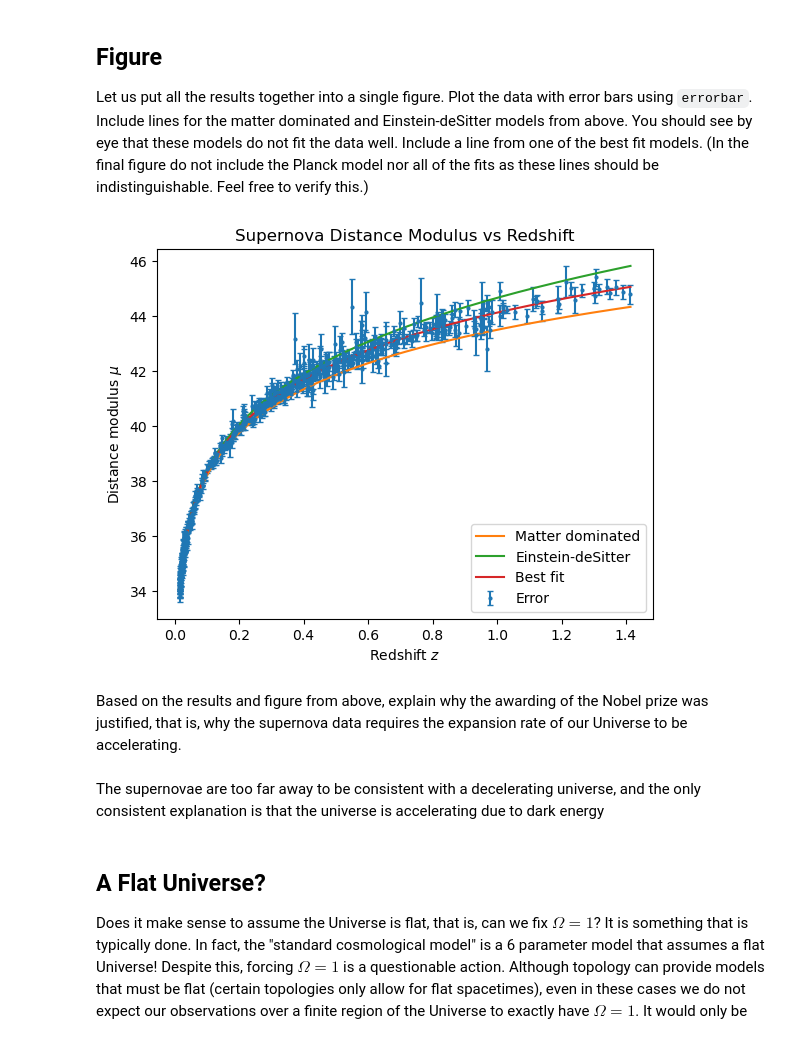
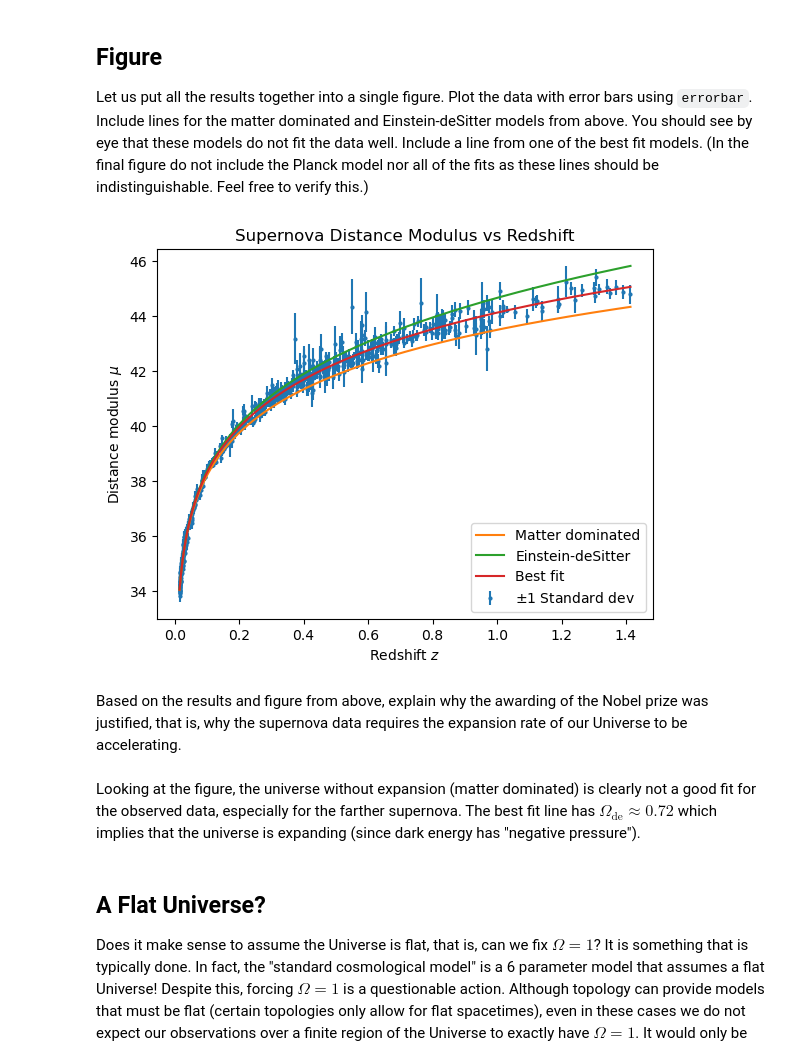
Before and after one commit to SerenaLynas/p250-spring-2026, a Jupyter notebook: labs/Lab09.ipynb, the cells around one changed output. Saved outputs shown, nothing was run; the diff lists cells and outputs as text; code cells hidden in the pictures.

```diff
--- a/labs/Lab09.ipynb
+++ b/labs/Lab09.ipynb
@@ -252,22 +252,22 @@ Feel free to verify this.)
 # %%
 z_plot = np.linspace(redshift.min(), redshift.max(), 600)
 
-plt.errorbar(redshift, distMod, yerr=distModUncertainty,fmt='.', ms=4, capsize=2, label='Error')
+plt.errorbar(redshift, distMod, yerr=distModUncertainty,fmt='.', ms=4, label='$\\pm 1$ Standard dev', zorder=-1)
 plt.plot(z_plot,distance_modulus(z_plot, matter_Omega_de, matter_w, matter_h),label='Matter dominated')
 plt.plot(z_plot,distance_modulus(z_plot, eds_Omega_de, eds_w, eds_h),label='Einstein-deSitter')
 plt.plot(z_plot,distance_modulus(z_plot, Omega_de, w, h),label='Best fit')
 
 plt.xlabel('Redshift $z$')
 plt.ylabel('Distance modulus $\\mu$')
 plt.title('Supernova Distance Modulus vs Redshift')
 plt.legend()
 plt.show()
 # %% [output]
-[figure, old version]
+[figure, new version]
 # %% [markdown]
 Based on the results and figure from above, explain why the awarding of the Nobel prize was justified, that is, why the supernova data requires the expansion rate of our Universe to be accelerating.
-# %% [markdown]
-The supernovae are too far away to be consistent with a decelerating universe, and the only consistent explanation is that the universe is accelerating due to dark energy
+# %% [markdown]
+Looking at the figure, the universe without expansion (matter dominated) is clearly not a good fit for the observed data, especially for the farther supernova. The best fit line has $\Omega_{\textrm{de}} \approx 0.72$ which implies that the universe is expanding (since dark energy has "negative pressure").
 # %% [markdown]
 ## A Flat Universe?
 
```
Also changed, not shown: parts of 4 cells of this notebook.
